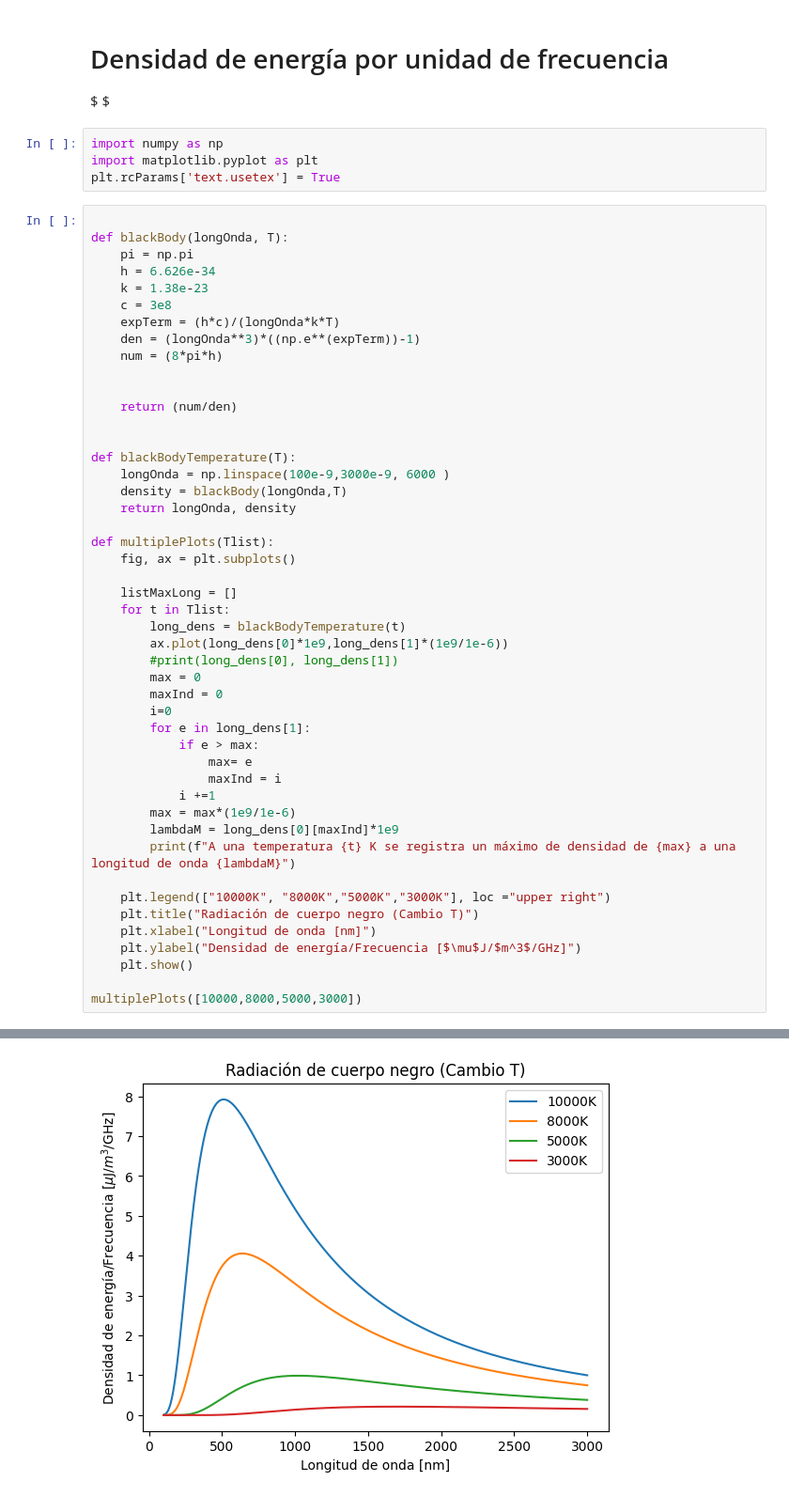
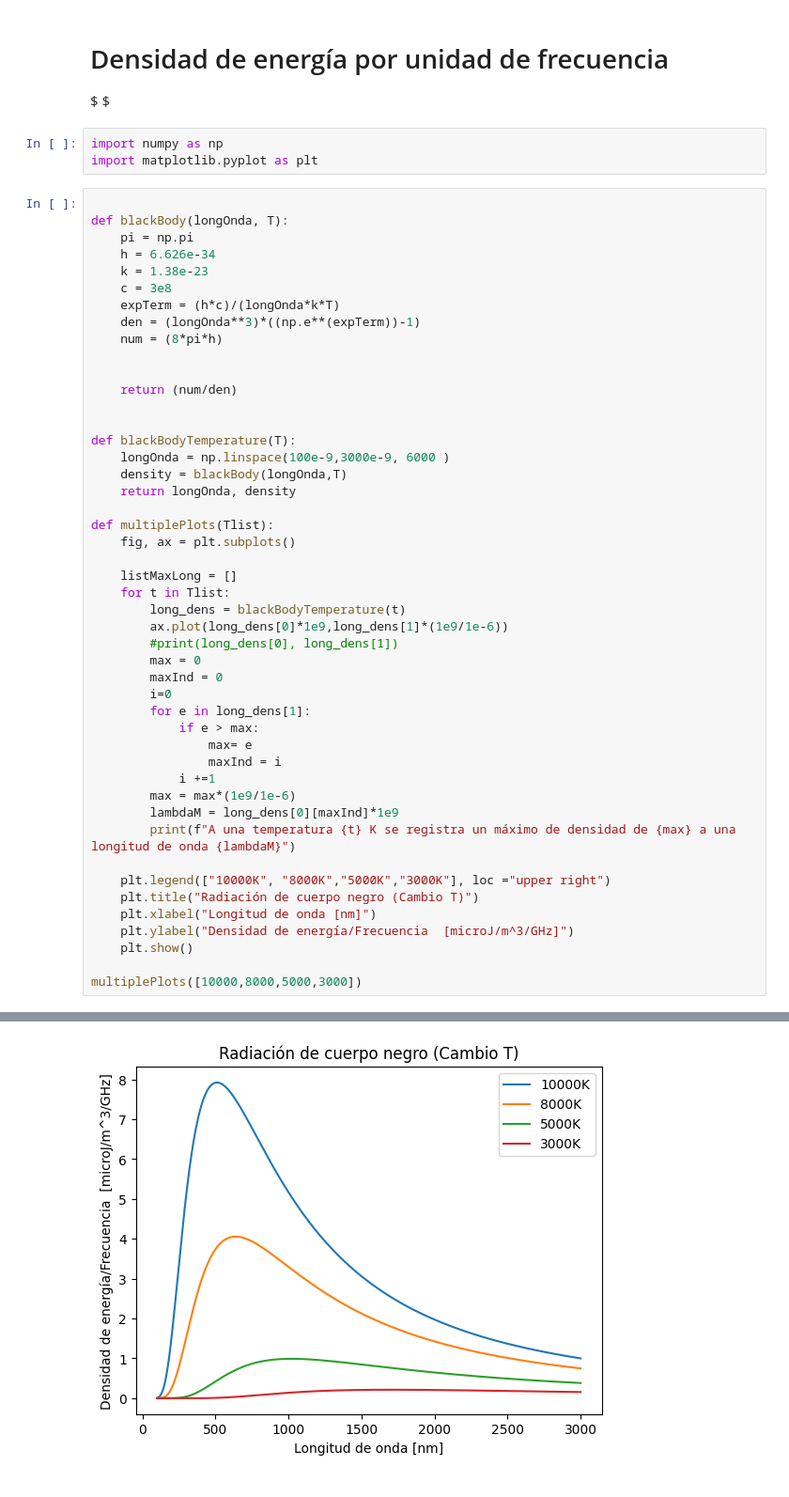
Before and after one commit to acastem15/Mecanica-Cuantica-I, a Jupyter notebook: Tarea1/blackBodyRadiation.ipynb, the cells around one changed output, grey strips where cells are left out. Shown at 94% size. Drawn from its saved outputs; the diff is of its cells as text.

```diff
--- a/Tarea1/blackBodyRadiation.ipynb
+++ b/Tarea1/blackBodyRadiation.ipynb
@@ -4,7 +4,6 @@ $  $
 # %%
 import numpy as np
 import matplotlib.pyplot as plt
-plt.rcParams['text.usetex'] = True
 # %%
 
 def blackBody(longOnda, T):
@@ -29,35 +28,35 @@ def multiplePlots(Tlist):
     fig, ax = plt.subplots()
 
     listMaxLong = []
     for t in Tlist:
         long_dens = blackBodyTemperature(t)
         ax.plot(long_dens[0]*1e9,long_dens[1]*(1e9/1e-6))
         #print(long_dens[0], long_dens[1])
         max = 0
         maxInd = 0
         i=0
         for e in long_dens[1]:
             if e > max:
                 max= e
                 maxInd = i
             i +=1
         max = max*(1e9/1e-6)
         lambdaM = long_dens[0][maxInd]*1e9
         print(f"A una temperatura {t} K se registra un máximo de densidad de {max} a una longitud de onda {lambdaM}")
 
     plt.legend(["10000K", "8000K","5000K","3000K"], loc ="upper right")
     plt.title("Radiación de cuerpo negro (Cambio T)")
     plt.xlabel("Longitud de onda [nm]")
-    plt.ylabel("Densidad de energía/Frecuencia [$\mu$J/$m^3$/GHz]")
+    plt.ylabel("Densidad de energía/Frecuencia  [microJ/m^3/GHz]")
     plt.show()
 
 multiplePlots([10000,8000,5000,3000])
 # %% [output]
 A una temperatura 10000 K se registra un máximo de densidad de 7.920226735691003 a una longitud de onda 510.41840306717785
 A una temperatura 8000 K se registra un máximo de densidad de 4.055156143315371 a una longitud de onda 638.0396732788797
 A una temperatura 5000 K se registra un máximo de densidad de 0.9900283721881942 a una longitud de onda 1020.9034839139857
 A una temperatura 3000 K se registra un máximo de densidad de 0.2138461303745567 a una longitud de onda 1701.5502583763962
-[figure, old version]
+[figure, new version]
 # %%
 #Take 5000k and compare against Rayleigh-Jeans asnd Wien
 
```
Also changed, not shown: parts of 1 cell of this notebook.
